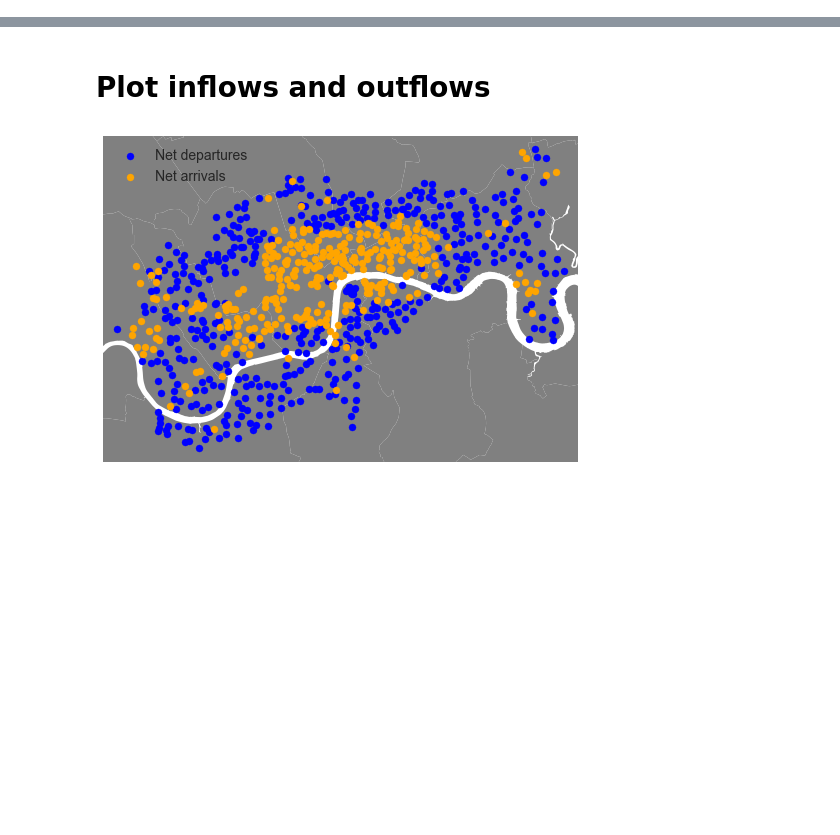
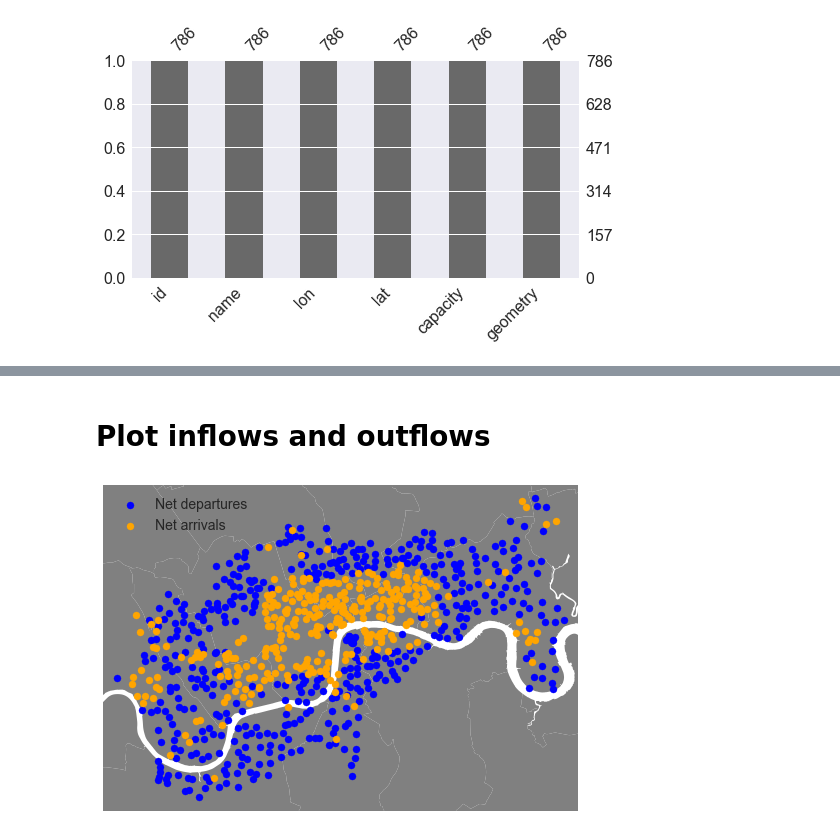
Before and after one commit to fabiangunzinger/london_cycling, a Jupyter notebook: tfl_bikes_movement.ipynb, the cells around one changed output, grey strips where cells are left out. Cells and saved outputs as stored; diff of their text form; code cells hidden in the pictures; blank space fills up the shorter version.

```diff
--- a/tfl_bikes_movement.ipynb
+++ b/tfl_bikes_movement.ipynb
@@ -4,0 +7,26 @@ import matplotlib.pyplot as plt; plt.style.use('seaborn')
+# %%
+# Load station locations data
+
+import geopandas as gpd
+import requests
+from xml.etree import ElementTree as ET
+
+url = "https://tfl.gov.uk/tfl/syndication/feeds/cycle-hire/livecyclehireupdates.xml"
+
+response = requests.get(url)
+root = ET.fromstring(response.content)
+
+ids = [int(root[i][0].text) for i in range(0, len(root))]
+names = [root[i][1].text for i in range(0, len(root))]
+lats = [float(root[i][3].text) for i in range(0, len(root))]
+lons = [float(root[i][4].text) for i in range(0, len(root))]
+capacities = [int(root[i][12].text) for i in range(0, len(root))]
+
+df = pd.DataFrame(list(zip(ids, names, lats, lons, capacities)),
+                        columns=['id', 'name', 'lon', 'lat', 'capacity'])
+
+stations = gpd.GeoDataFrame(df, geometry=gpd.points_from_xy(df.lat, df.lon))
+stations.crs = {'init' :'epsg:4326'}
+
+print(stations.shape)
+stations.head()
@@ -5,3 +41,10 @@ import matplotlib.pyplot as plt; plt.style.use('seaborn')
+# %%
+# Check for missings
+
+import missingno as msno
+msno.bar(stations, figsize=(8,4));
+# %% [output]
+[figure, added]
 # %%
 # Import hires data
 
```
Also changed, not shown: parts of 22 cells of this notebook, 2 other files.
